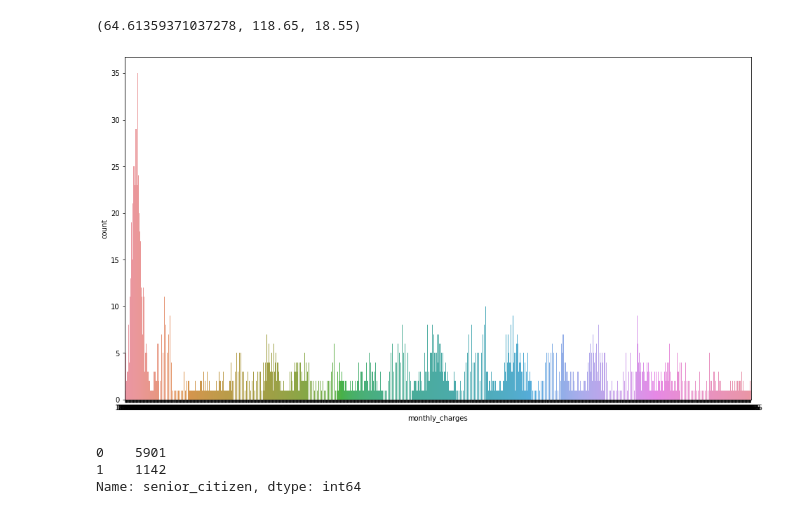
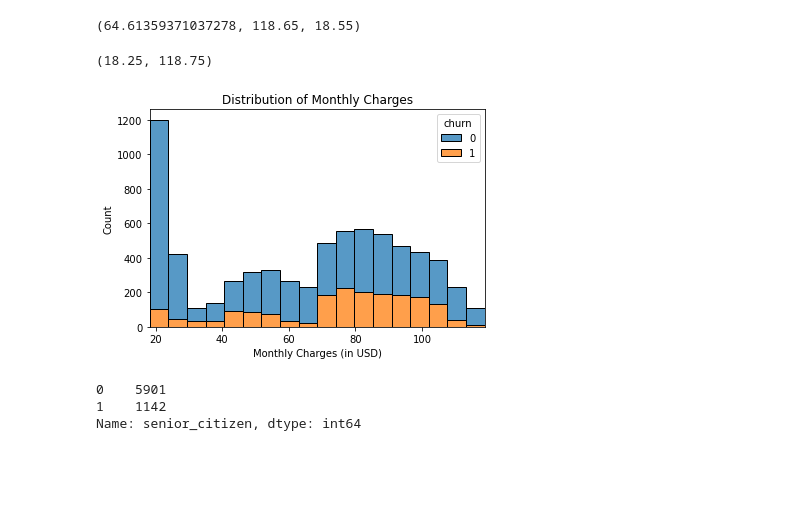
Before and after one commit to natasharivers/Classification_Projec, a Jupyter notebook: Final_Notebook.ipynb, the cells around one changed output. Saved outputs shown, nothing was run; the diff lists cells and outputs as text; code cells hidden in the pictures; blank space fills up the shorter version.

Commit message:
change monthly charges graph to hist

```diff
--- a/Final_Notebook.ipynb
+++ b/Final_Notebook.ipynb
@@ -338,13 +338,21 @@ df.monthly_charges.mean(), df.monthly_charges.max(), df.monthly_charges.min()
 train.monthly_charges.mean(), train.monthly_charges.max(), train.monthly_charges.min()
 # %% [output]
 (64.61359371037278, 118.65, 18.55)
-# %%
-#visualize monthly charge data
-plt.figure(figsize=(16,9))
-sns.countplot(x='monthly_charges', data=train)
-plt.show()
-# %% [output]
-[figure, removed]
+# %%
+#visualize monthly charge data
+sns.histplot(data=df,
+            x=df.monthly_charges,
+            hue=df.churn,
+            multiple='stack')
+
+plt.title("Distribution of Monthly Charges")
+plt.xlabel('Monthly Charges (in USD)')
+
+plt.xlim(df.monthly_charges.min(),
+         df.monthly_charges.max())
+# %% [output]
+(18.25, 118.75)
+[figure, added]
 # %%
 #find out how many are senior citizens and how many are not
 df.senior_citizen.value_counts()
```
